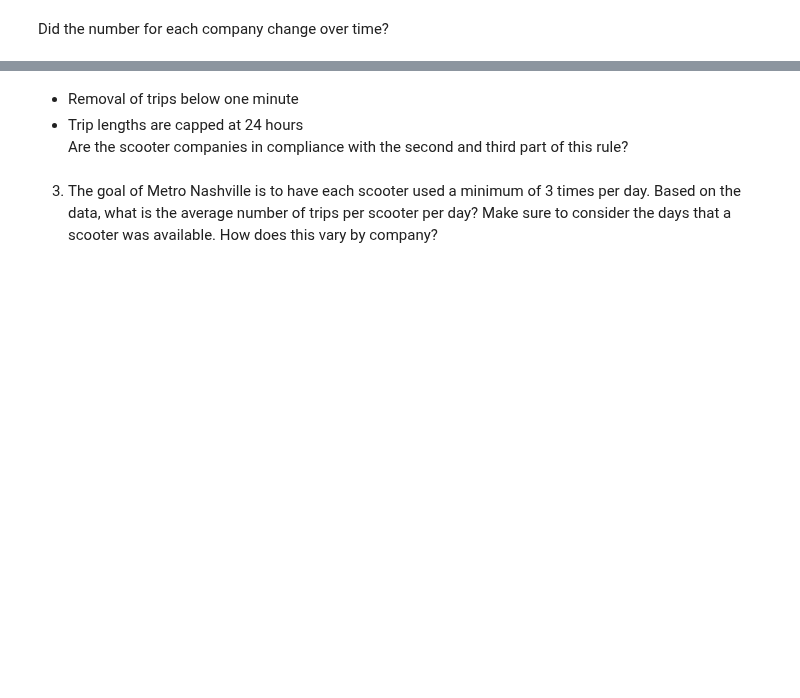
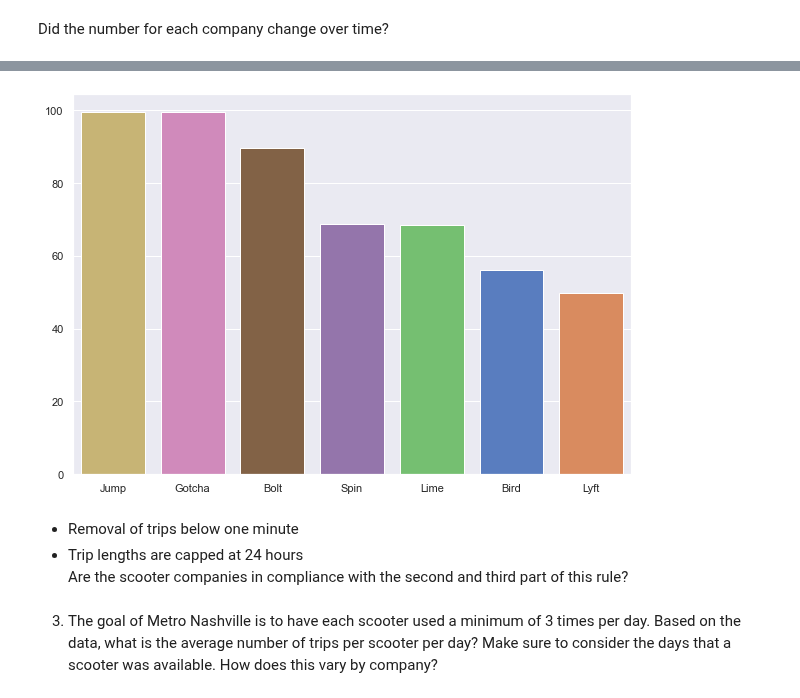
Before and after one commit to NSS-Data-Analytics-Cohort-10/scooters-group-2, a Jupyter notebook: notebooks/scooters-counts.ipynb, the cells around one changed output, grey strips where cells are left out. Cells and saved outputs as stored; diff of their text form; code cells hidden in the pictures; blank space fills up the shorter version.

```diff
--- a/notebooks/scooters-counts.ipynb
+++ b/notebooks/scooters-counts.ipynb
@@ -470,0 +457,3 @@ ValueError: Could not interpret value `date` for parameter `x`
+# %%
+max_co_scoot = scooters_per_company2.groupby('companyname').max('distinct_scooter_count')
+max_co_scoot.reset_index(inplace=True)
@@ -470,0 +469,3 @@ ValueError: Could not interpret value `date` for parameter `x`
+# %%
+scooters_used_co = pd.merge(scooters_per_comp, max_co_scoot, how='left', on='companyname')
+scooters_used_co.head()
@@ -470,0 +479,3 @@ ValueError: Could not interpret value `date` for parameter `x`
+# %%
+scooters_used_co['max_percent_used'] = round(scooters_used_co['distinct_scooter_count'] / scooters_used_co['scooter_count'] * 100, 1)
+scooters_used_co.head()
@@ -471,3 +489,40 @@ ValueError: Could not interpret value `date` for parameter `x`
+# %%
+scooters_used_co = scooters_used_co.sort_values('max_percent_used', ascending = False)
+# %%
+# set plot style: grey grid in the background:
+sns.set(style="darkgrid")
+
+# Set the figure size
+plt.figure(figsize=(10, 7))
+
+#set palette
+#sns.set_palette("new_palette")
+
+# plot a bar chart
+ax = sns.barplot(
+    x=scooters_used_co["companyname"],
+    y=scooters_used_co['max_percent_used'],
+    data=scooters_per_comp,
+#   estimator=sum,
+    ci=None,
+    palette = new_palette
+    )
+#ax.bar_label(ax.containers[0])
+
+ax.get_yaxis().set_major_formatter(mpl.ticker.StrMethodFormatter('{x:,.0f}'))
+
+ax.set(title=None)
+ax.set(xlabel=None)
+ax.set(ylabel=None)
+
+# plt.title('Number of Scooters per Comapny')
+# plt.xlabel("Scooter Company")
+# plt.ylabel("Scooter Count")
+
+
+plt.savefig('Daily Max Percentage of Scooters per Company')
+# %% [output]
+[figure, added]
 # %% [markdown]
 * Removal of trips below one minute
 * Trip lengths are capped at 24 hours
```
Also changed, not shown: parts of 25 cells of this notebook, 3 other files.
